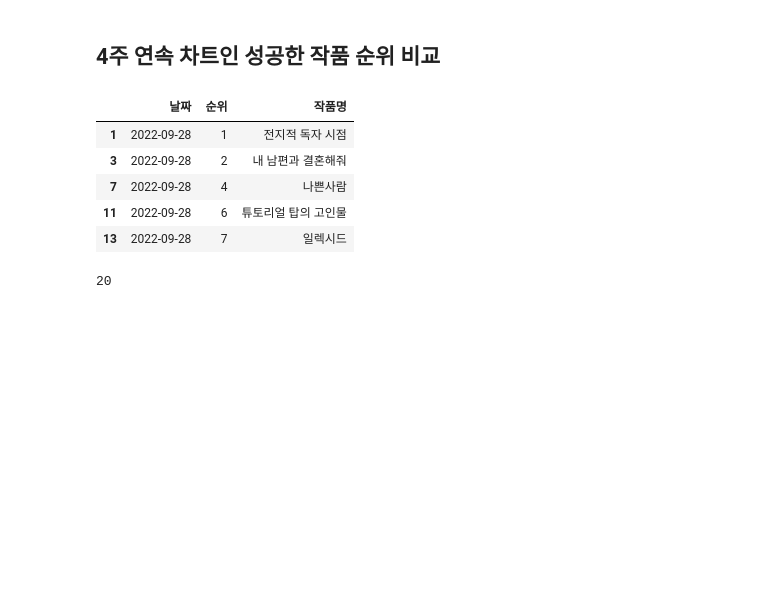
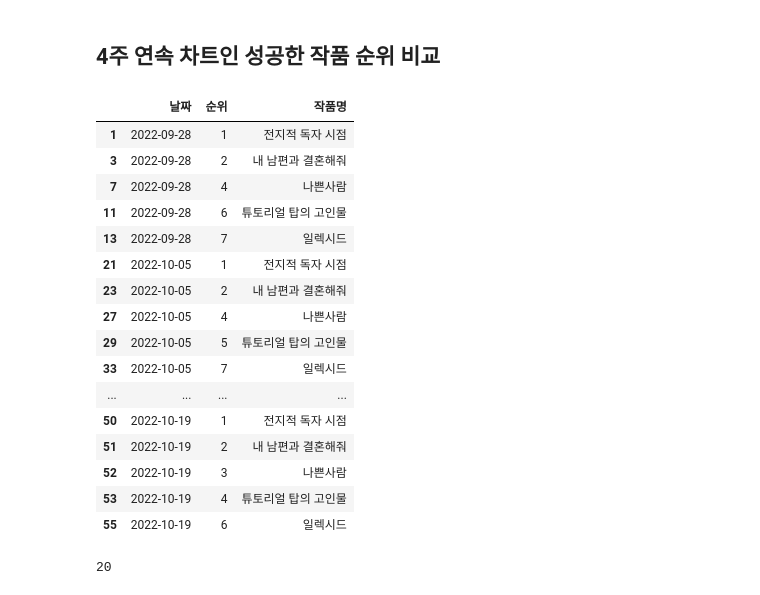
Before and after one commit to jiyaa29/Multicampus-Weekly-Project, a Jupyter notebook: 인기 순위 파일/1. 수요 웹툰 차트 순위 추이 분석.ipynb, the cells around one changed output. Saved outputs shown, nothing was run; the diff lists cells and outputs as text; code cells hidden in the pictures; blank space fills up the shorter version.

```diff
--- a/인기 순위 파일/1. 수요 웹툰 차트 순위 추이 분석.ipynb
+++ b/인기 순위 파일/1. 수요 웹툰 차트 순위 추이 분석.ipynb
@@ -190,15 +190,26 @@ sns.heatmap(pdf1
 # %%
 
 df3=df1[(df1['작품명']=='나쁜사람')|(df1['작품명']=='내 남편과 결혼해줘')|(df1['작품명']=='일렉시드')|(df1['작품명']=='튜토리얼 탑의 고인물')|(df1['작품명']=='전지적 독자 시점')]
 
-df3.head()
+df3
 # %% [output]
 |  | 날짜 | 순위 | 작품명 |
 | 1 | 2022-09-28 | 1 | 전지적 독자 시점 |
 | 3 | 2022-09-28 | 2 | 내 남편과 결혼해줘 |
 | 7 | 2022-09-28 | 4 | 나쁜사람 |
 | 11 | 2022-09-28 | 6 | 튜토리얼 탑의 고인물 |
 | 13 | 2022-09-28 | 7 | 일렉시드 |
+| 21 | 2022-10-05 | 1 | 전지적 독자 시점 |
+| 23 | 2022-10-05 | 2 | 내 남편과 결혼해줘 |
+| 27 | 2022-10-05 | 4 | 나쁜사람 |
+| 29 | 2022-10-05 | 5 | 튜토리얼 탑의 고인물 |
+| 33 | 2022-10-05 | 7 | 일렉시드 |
+| ... | ... | ... | ... |
+| 50 | 2022-10-19 | 1 | 전지적 독자 시점 |
+| 51 | 2022-10-19 | 2 | 내 남편과 결혼해줘 |
+| 52 | 2022-10-19 | 3 | 나쁜사람 |
+| 53 | 2022-10-19 | 4 | 튜토리얼 탑의 고인물 |
+| 55 | 2022-10-19 | 6 | 일렉시드 |
 # %%
 print(len(df3))
 # %% [output]
```
Also changed, not shown: parts of 5 cells of this notebook.
